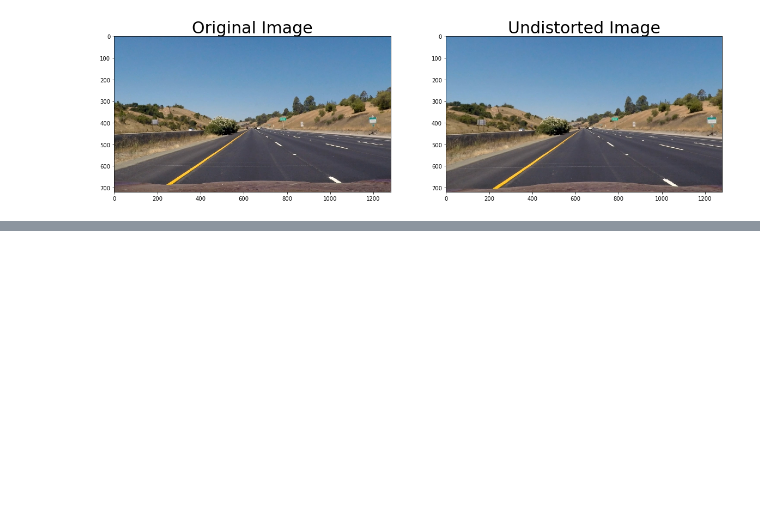
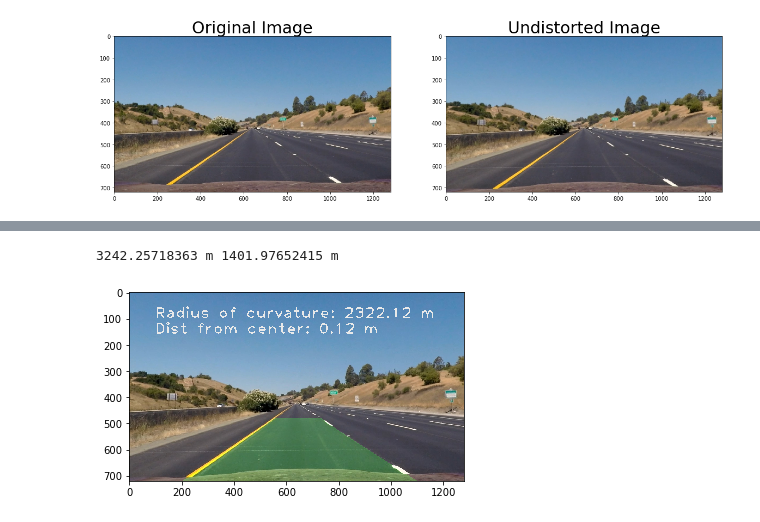
Before and after one commit to jainil/CarND-Advanced-Lane-Lines, a Jupyter notebook: advanced_lanes.ipynb, the cells around one changed output, grey strips where cells are left out. Drawn from its saved outputs; the diff is of its cells as text; code cells hidden in the pictures; blank space fills up the shorter version.

```diff
--- a/advanced_lanes.ipynb
+++ b/advanced_lanes.ipynb
@@ -170,0 +263,47 @@ image_pipeline(test_img)
+# %%
+# Define conversions in x and y from pixels space to meters
+ym_per_pix = 30/720 # meters per pixel in y dimension
+xm_per_pix = 3.7/700 # meters per pixel in x dimension
+
+ploty = np.linspace(0, binary_warped.shape[0]-1, binary_warped.shape[0] )
+y_eval = np.max(ploty)
+# Fit new polynomials to x,y in world space
+left_fit_cr = np.polyfit(lefty*ym_per_pix, leftx*xm_per_pix, 2)
+right_fit_cr = np.polyfit(righty*ym_per_pix, rightx*xm_per_pix, 2)
+
+# Calculate the new radii of curvature
+left_curverad = ((1 + (2*left_fit_cr[0]*y_eval*ym_per_pix + left_fit_cr[1])**2)**1.5) / np.absolute(2*left_fit_cr[0])
+right_curverad = ((1 + (2*right_fit_cr[0]*y_eval*ym_per_pix + right_fit_cr[1])**2)**1.5) / np.absolute(2*right_fit_cr[0])
+
+# Now our radius of curvature is in meters
+print(left_curverad, 'm', right_curverad, 'm')
+# %% [output]
+3242.25718363 m 1401.97652415 m
+# %%
+# Create an image to draw the lines on
+warp_zero = np.zeros_like(binary_warped).astype(np.uint8)
+color_warp = np.dstack((warp_zero, warp_zero, warp_zero))
+
+# Recast the x and y points into usable format for cv2.fillPoly()
+pts_left = np.array([np.transpose(np.vstack([left_fitx, ploty]))])
+pts_right = np.array([np.flipud(np.transpose(np.vstack([right_fitx, ploty])))])
+pts = np.hstack((pts_left, pts_right))
+
+# Draw the lane onto the warped blank image
+cv2.fillPoly(color_warp, np.int_([pts]), (0,255, 0))
+
+# Warp the blank back to original image space using inverse perspective matrix (Minv)
+newwarp = cv2.warpPerspective(color_warp, Minv, (img.shape[1], img.shape[0]))
+# Combine the result with the original image
+result = cv2.addWeighted(imgu, 1, newwarp, 0.2, 0)
+
+lane_centre = (right_fitx[0] - left_fitx[0])/2 + left_fitx[0]
+curv = "Radius of curvature: %.2f m" % np.average([left_curverad, right_curverad])
+cent = "Dist from center: %.2f m" % ((lane_centre - 1280/2) * xm_per_pix)
+cv2.putText(result, curv, (100, 100), 1, 4, (233,233,233), thickness=4)
+cv2.putText(result, cent, (100, 160), 1, 4, (233,233,233), thickness=4)
+
+plt.imshow(result)
+plt.savefig('output_images/example_output.jpg')
+# %% [output]
+[figure, added]
```
Also changed, not shown: parts of 9 cells of this notebook, 7 other files.
